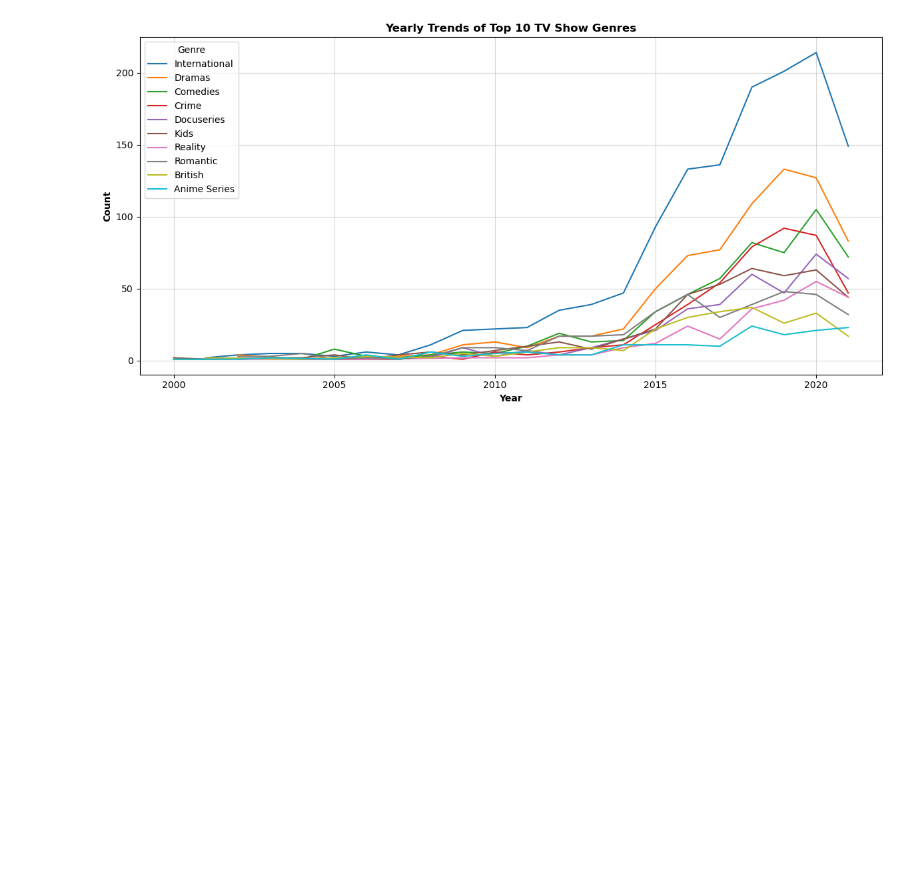
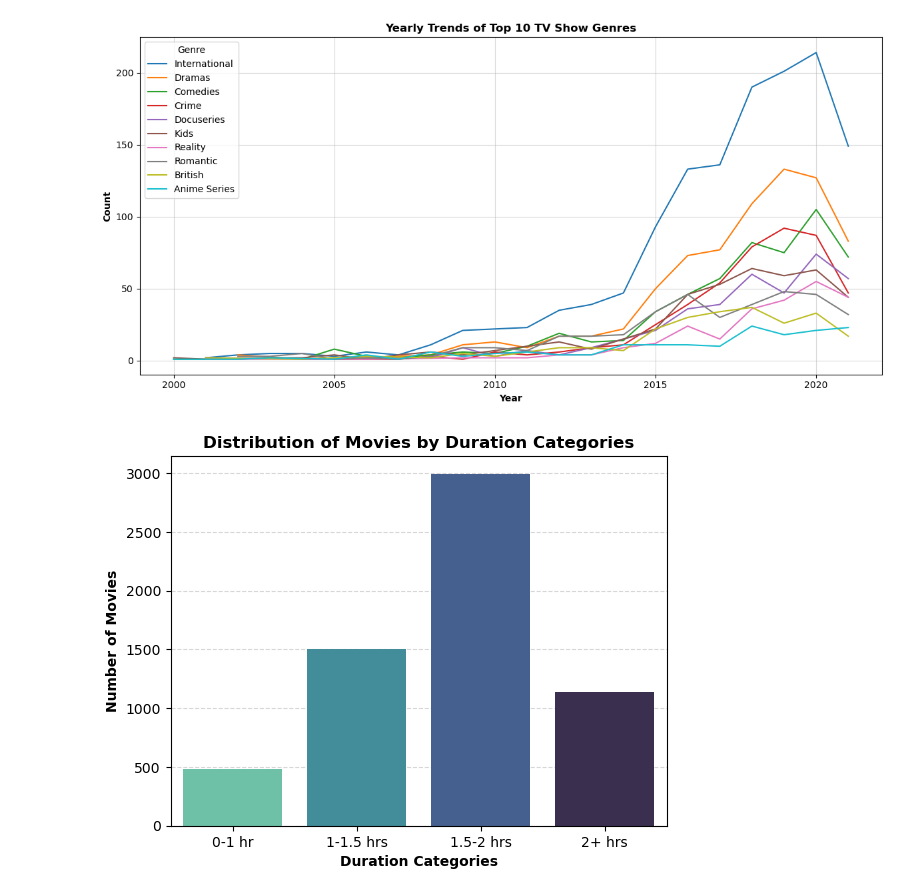
Before and after one commit to berkaygirgin/netflix-data-analysis, a Jupyter notebook: notebook/netflix_analysis.ipynb, the cells around one changed output. Cells and saved outputs as stored; diff of their text form; code cells hidden in the pictures; blank space fills up the shorter version.

Commit message:
Update notebook: Data Visualization

```diff
--- a/notebook/netflix_analysis.ipynb
+++ b/notebook/netflix_analysis.ipynb
@@ -239,3 +239,27 @@ plt.tight_layout()
 plt.show()
 # %% [output]
 [figure]
+# %%
+df_duration = df.copy()
+# %%
+movie_durations = df_duration[df_duration["type"] == "Movie"][["duration"]].reset_index()
+movie_durations["duration"] = movie_durations["duration"].str.replace(" min", "", regex=False).astype("int")
+
+less_than_one_hour = 60
+one_to_one_half_hour = 90
+one_half_to_two_hour = 120
+above_two_hours = movie_durations["duration"].max()
+
+labels = ["0-1 hr", "1-1.5 hrs", "1.5-2 hrs", "2+ hrs"]
+bins = [0, less_than_one_hour, one_to_one_half_hour, one_half_to_two_hour, above_two_hours]
+movie_durations["category"] = pd.cut(movie_durations["duration"], labels=labels, bins=bins)
+movie_duration_categories2 = movie_durations["category"].value_counts().reset_index()
+# %%
+sns.barplot(data=movie_duration_categories2, x="category", y="count", hue="category", palette="mako_r", zorder=2)
+plt.title("Distribution of Movies by Duration Categories", fontsize=12, fontweight="bold")
+plt.xlabel("Duration Categories", fontsize=10, fontweight="bold")
+plt.ylabel("Number of Movies", fontsize=10, fontweight="bold")
+plt.grid(axis="y", linestyle="--", alpha=0.5, zorder=1)
+plt.show()
+# %% [output]
+[figure, added]
```
